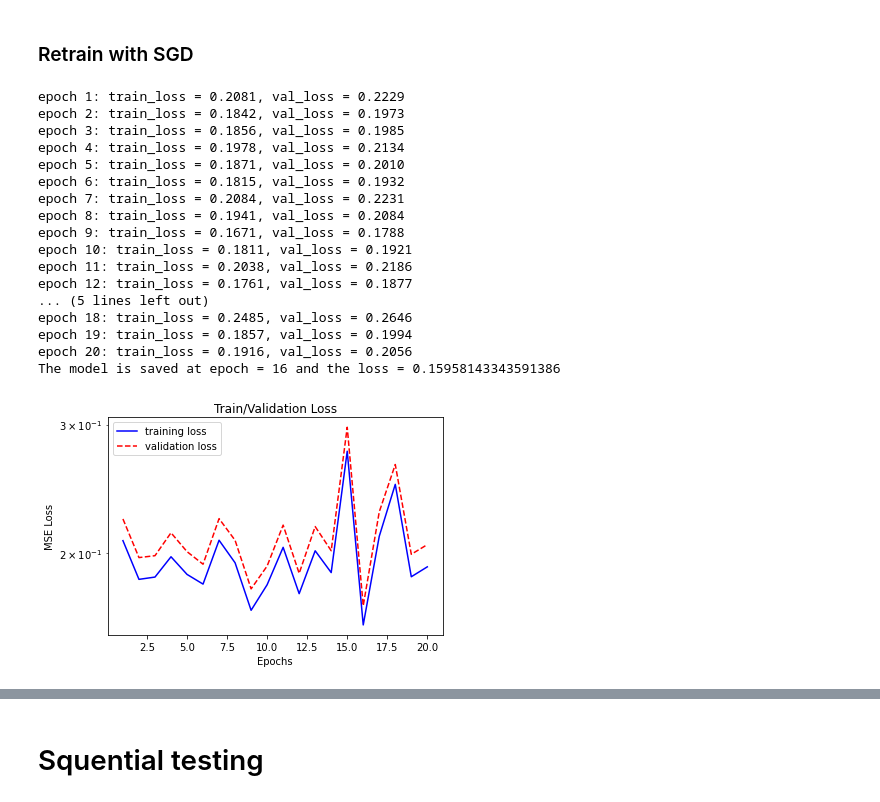
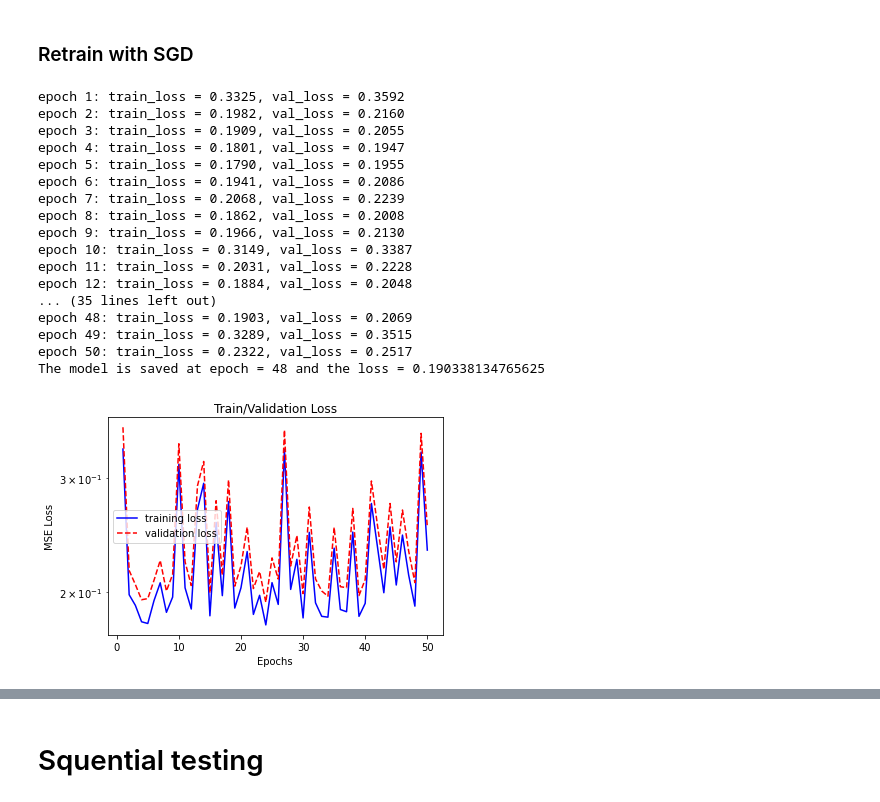
Before and after one commit to ShaoKAi100812/Pendant_Drop_Tensiometry_Prediction, a Jupyter notebook: main_augmentation.ipynb, the cells around one changed output, grey strips where cells are left out. Saved outputs shown, nothing was run; the diff lists cells and outputs as text; code cells hidden in the pictures.

```diff
--- a/main_augmentation.ipynb
+++ b/main_augmentation.ipynb
@@ -801,33 +801,33 @@ The model is saved at epoch = 82 and the loss = 1.257636780951433
 # %%
 PATH_CAL = os.path.join(os.getcwd(), "model_cal_augmentation.pt")
 
 model_physics_trained = torch.load(PATH_CAL)
 
 learning_rate = 1e-4
 
 optimizer = optim.SGD(model_physics_trained.parameters(), lr=learning_rate)
-epoch = 20
+epoch = 50
 
 train_physics(model_physics_trained, optimizer, epoch)
 # %% [output]
-epoch 1: train_loss = 0.2081, val_loss = 0.2229
-epoch 2: train_loss = 0.1842, val_loss = 0.1973
-epoch 3: train_loss = 0.1856, val_loss = 0.1985
-epoch 4: train_loss = 0.1978, val_loss = 0.2134
-epoch 5: train_loss = 0.1871, val_loss = 0.2010
-epoch 6: train_loss = 0.1815, val_loss = 0.1932
-epoch 7: train_loss = 0.2084, val_loss = 0.2231
-epoch 8: train_loss = 0.1941, val_loss = 0.2084
-epoch 9: train_loss = 0.1671, val_loss = 0.1788
-epoch 10: train_loss = 0.1811, val_loss = 0.1921
-epoch 11: train_loss = 0.2038, val_loss = 0.2186
-epoch 12: train_loss = 0.1761, val_loss = 0.1877
-... (5 lines left out)
-epoch 18: train_loss = 0.2485, val_loss = 0.2646
-epoch 19: train_loss = 0.1857, val_loss = 0.1994
-epoch 20: train_loss = 0.1916, val_loss = 0.2056
-The model is saved at epoch = 16 and the loss = 0.15958143343591386
+epoch 1: train_loss = 0.3325, val_loss = 0.3592
+epoch 2: train_loss = 0.1982, val_loss = 0.2160
+epoch 3: train_loss = 0.1909, val_loss = 0.2055
+epoch 4: train_loss = 0.1801, val_loss = 0.1947
+epoch 5: train_loss = 0.1790, val_loss = 0.1955
+epoch 6: train_loss = 0.1941, val_loss = 0.2086
+epoch 7: train_loss = 0.2068, val_loss = 0.2239
+epoch 8: train_loss = 0.1862, val_loss = 0.2008
+epoch 9: train_loss = 0.1966, val_loss = 0.2130
+epoch 10: train_loss = 0.3149, val_loss = 0.3387
+epoch 11: train_loss = 0.2031, val_loss = 0.2228
+epoch 12: train_loss = 0.1884, val_loss = 0.2048
+... (35 lines left out)
+epoch 48: train_loss = 0.1903, val_loss = 0.2069
+epoch 49: train_loss = 0.3289, val_loss = 0.3515
+epoch 50: train_loss = 0.2322, val_loss = 0.2517
+The model is saved at epoch = 48 and the loss = 0.190338134765625
-[figure, old version]
+[figure, new version]
 # %%
 # load models
 PATH_CAL = os.path.join(os.getcwd(), "model_cal_augmentation.pt")
```
Also changed, not shown: parts of 12 cells of this notebook.
